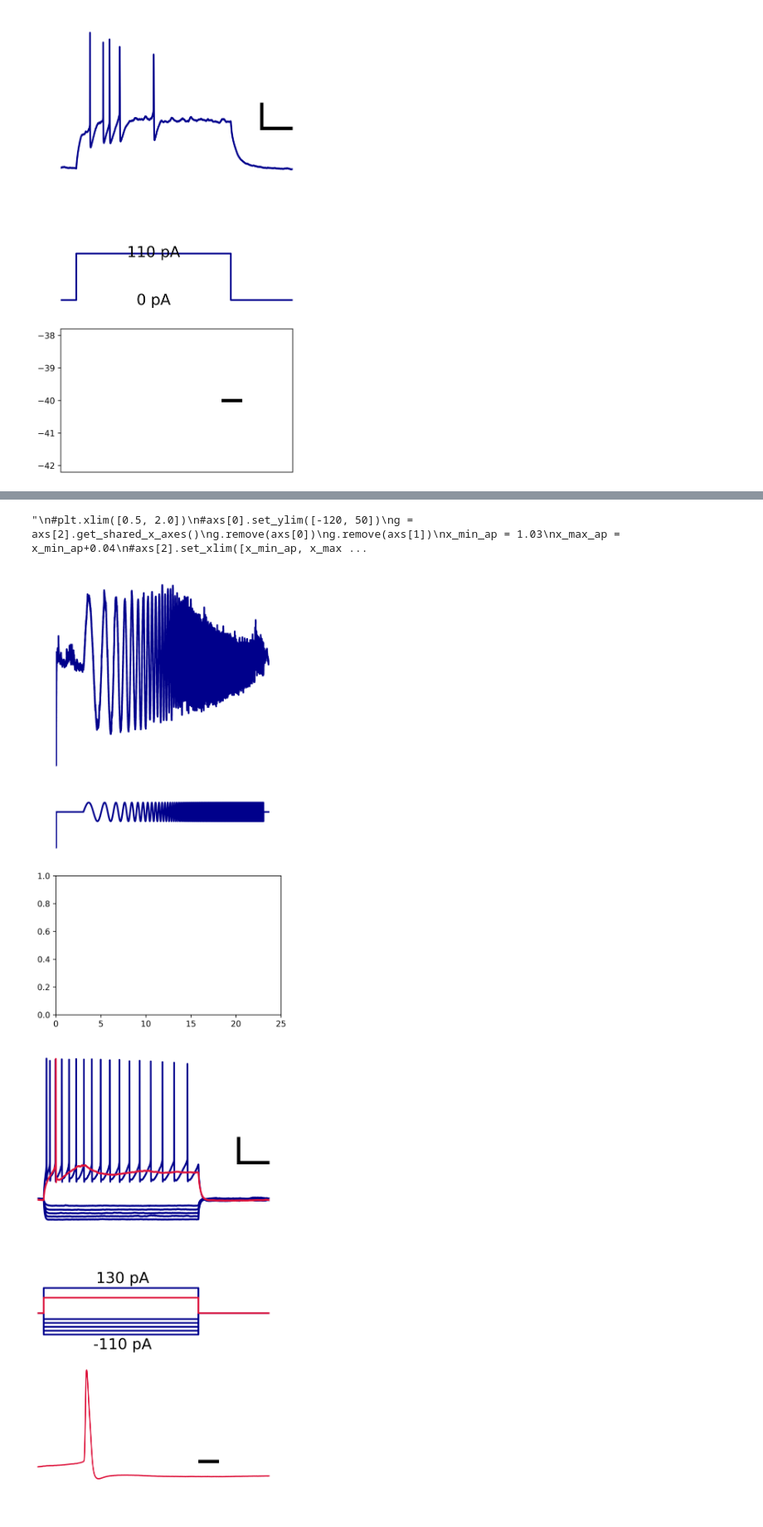
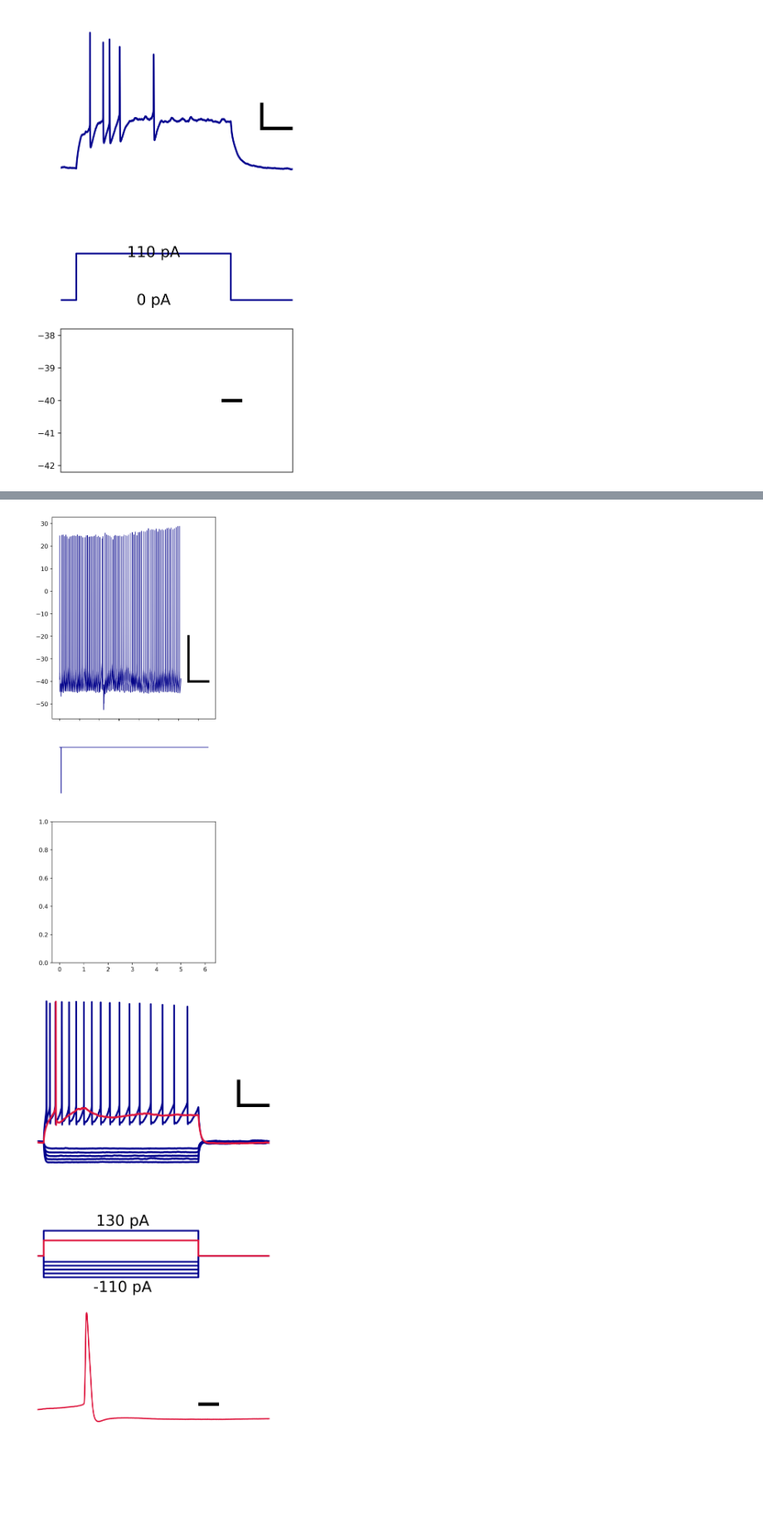
Before and after one commit to xpliu16/celltypes, a Jupyter notebook: IPFX_raw_traces3.ipynb, the cells around one changed output, grey strips where cells are left out. Shown at 83% size. Cells and saved outputs as stored; diff of their text form; code cells hidden in the pictures; blank space fills up the shorter version.

```diff
--- a/IPFX_raw_traces3.ipynb
+++ b/IPFX_raw_traces3.ipynb
@@ -16,7 +16,7 @@ from ipfx.dataset.create import create_ephys_data_set
 #nwb_path = "/Users/xiaoping.liu/celltypes/NHP_BG_anal/raw_traces/nwb/Q21.26.023.13.04.03.nwb"    # SST-Chodl
 #nwb_path = "/Users/xiaoping.liu/celltypes/NHP_BG_anal/raw_traces/nwb/Q21.26.013.12.02.01.nwb"    # SST-Chodl
 #nwb_path = "/allen/programs/celltypes/production/humancelltypes/prod70/Ephys_Roi_Result_1182683972/QN22.26.020.14.03.01.nwb"
-nwb_path = "/Users/xiaoping.liu/celltypes/NHP_BG_anal/raw_traces/nwb/QN22.26.020.14.03.01.nwb"    # CCK-FBXL7
+#nwb_path = "/Users/xiaoping.liu/celltypes/NHP_BG_anal/raw_traces/nwb/QN22.26.020.14.03.01.nwb"    # CCK-FBXL7
 #nwb_path = "/allen/programs/celltypes/production/humancelltypes/prod11/Ephys_Roi_Result_1160525223/QM22.26.003.14.51.03.nwb"
 #nwb_path = "/Users/xiaoping.liu/celltypes/NHP_BG_anal/raw_traces/nwb/QM22.26.003.14.51.03.nwb"   # LHX6-TAC3-PLPP4  Used although doesn't go very negative
 #nwb_path =  "/allen/programs/celltypes/production/humancelltypes/prod11/Ephys_Roi_Result_1167375001/QN22.26.010.14.51.02.nwb"
@@ -38,8 +38,11 @@ nwb_path = "/Users/xiaoping.liu/celltypes/NHP_BG_anal/raw_traces/nwb/QN22.26.020
 #nwb_path = "/allen/programs/celltypes/production/humancelltypes/prod46/Ephys_Roi_Result_1170583480/QN22.26.014.14.5B.02.nwb"   # High sync freq chirp, sweeps 54-72
 #nwb_path = "/Users/xiaoping.liu/celltypes/NHP_BG_anal/raw_traces/nwb/QN22.26.014.14.5B.02.nwb"
 
+#nwb_path = "/allen/programs/celltypes/production/humancelltypes/prod11/Ephys_Roi_Result_1166306608/QN22.26.010.14.54.04.nwb"   # For testing a cell with chirp pass
 
-#nwb_path = "/allen/programs/celltypes/production/humancelltypes/prod11/Ephys_Roi_Result_1166306608/QN22.26.010.14.54.04.nwb"   # For testing a cell with chirp pass
+#nwb_path = "/Users/xiaoping.liu/celltypes/NHP_BG_anal/raw_traces/nwb/QN22.26.023.14.51A.01.nwb"     # CHAT cell attached, sweep 6
+
+nwb_path =  "/Users/xiaoping.liu/celltypes/NHP_BG_anal/raw_traces/nwb/QN22.26.037.14.06A.01.nwb"
 
 plt.rcParams['figure.dpi'] = 600
 plt.rcParams['savefig.dpi'] = 600
@@ -316,58 +426,64 @@ plt.show()
 # %%
 # Test viewer
 
-sweep_list = [59]
+sweep_list = [6]
 
 sweep_rheo = 64
 plt.rcParams['figure.dpi'] = 600
 plt.rcParams['savefig.dpi'] = 600
 
-fig,axs = plt.subplots(3,1, figsize = (5,10), sharex = True, gridspec_kw={'height_ratios': [1, 0.25, 0.7]})
+fig,axs = plt.subplots(3,1, figsize = (5,14), sharex = True, gridspec_kw={'height_ratios': [1, 0.25, 0.7]})
+#fig,axs = plt.subplots(3,1, figsize = (5,10), sharex = True, gridspec_kw={'height_ratios': [1, 0.8, 0.7]})
 all_i = np.array([])
 for sw in sweep_list:
     sweep = dataset.sweep(sw)
     t = sweep.t
     v = sweep.v
     i = sweep.i
     if (sw == sweep_rheo):
         color = 'crimson'
     else:
         color = 'darkblue'
-    axs[0].plot(t,v,color,linewidth=2)
-    axs[0].axis('off')
-    axs[1].plot(t,i,color,linewidth=2)
+    axs[0].plot(t,v,color,linewidth=1)   # was 2
+    #axs[0].axis('off')
+    axs[1].plot(t,i,color,linewidth=1)
     axs[1].axis('off')
     if (sw == sweep_rheo):
         axs[2].plot(t,v, 'crimson')
         axs[2].axis('off')
     all_i = np.concatenate((all_i, np.squeeze(sweep.i)))
 min_i = round(np.min(all_i))
 max_i = round(np.max(all_i))
 
-axs[0].set_xlim([0, 25])
+#axs[0].set_xlim([45, 53])
+#axs[1].set_ylim([-120, 50])
 
-'''
+# For cell attached
+#axs[1].plot([50, 52], [-120, -120], 'k', linewidth = 7)     # 2 s
+#axs[0].set_xlim([45, 53])
+#axs[1].set_ylim([-120, 50])
+
 #plt.xlim([0.5, 2.0])
 #axs[0].set_ylim([-120, 50])
 g = axs[2].get_shared_x_axes()
 g.remove(axs[0])
 g.remove(axs[1])
 x_min_ap = 1.03
 x_max_ap = x_min_ap+0.04
 #axs[2].set_xlim([x_min_ap, x_max_ap])
-axs[0].plot([1.8, 2.0], [-40, -40], 'k', linewidth = 4)     # 200 ms
-axs[0].plot([1.8, 1.8], [-20, -40], 'k', linewidth = 4)      # 20 mV
-axs[2].plot([0.7*(x_max_ap-x_min_ap)+x_min_ap, 0.7*(x_max_ap-x_min_ap)+x_min_ap + 0.003], [-40, -40], 'k', linewidth = 4)    # 3 ms
+# For Chodl spont
+axs[0].plot([6.5, 7.5], [-40, -40], 'k', linewidth = 4)     # 1 s
+axs[0].plot([6.5, 6.5], [-20, -40], 'k', linewidth = 4)      # 20 mV
+#axs[2].plot([0.7*(x_max_ap-x_min_ap)+x_min_ap, 0.7*(x_max_ap-x_min_ap)+x_min_ap + 0.003], [-40, -40], 'k', linewidth = 4)    # 3 ms
 
-yl = axs[2].get_ylim()
-axs[1].text(1.1, max_i + 0.35*(yl[1]-yl[0]), str(max_i) + ' pA', size = 18, color = 'k', horizontalalignment = 'center', verticalalignment = 'center')
-axs[1].text(1.1, min_i - 0.4*(yl[1]-yl[0]), str(min_i) + ' pA', size = 18, color = 'k', horizontalalignment = 'center', verticalalignment = 'center')
+#yl = axs[2].get_ylim()
+#axs[1].text(1.1, max_i + 0.35*(yl[1]-yl[0]), str(max_i) + ' pA', size = 18, color = 'k', horizontalalignment = 'center', verticalalignment = 'center')
+#axs[1].text(1.1, min_i - 0.4*(yl[1]-yl[0]), str(min_i) + ' pA', size = 18, color = 'k', horizontalalignment = 'center', verticalalignment = 'center')
 
 #plt.savefig('/Users/xiaoping.liu/celltypes/NHP_BG_anal/raw_traces/python/Q2126013120201_SST-Chodl.png')
-plt.show()'''
+plt.show()
 # %% [output]
-"\n#plt.xlim([0.5, 2.0])\n#axs[0].set_ylim([-120, 50])\ng = axs[2].get_shared_x_axes()\ng.remove(axs[0])\ng.remove(axs[1])\nx_min_ap = 1.03\nx_max_ap = x_min_ap+0.04\n#axs[2].set_xlim([x_min_ap, x_max ...
-[figure, old version]
+[figure, new version]
 # %%
 # CCK-FBXL7
 
```
Also changed, not shown: parts of 2 cells of this notebook, 5 other files.
